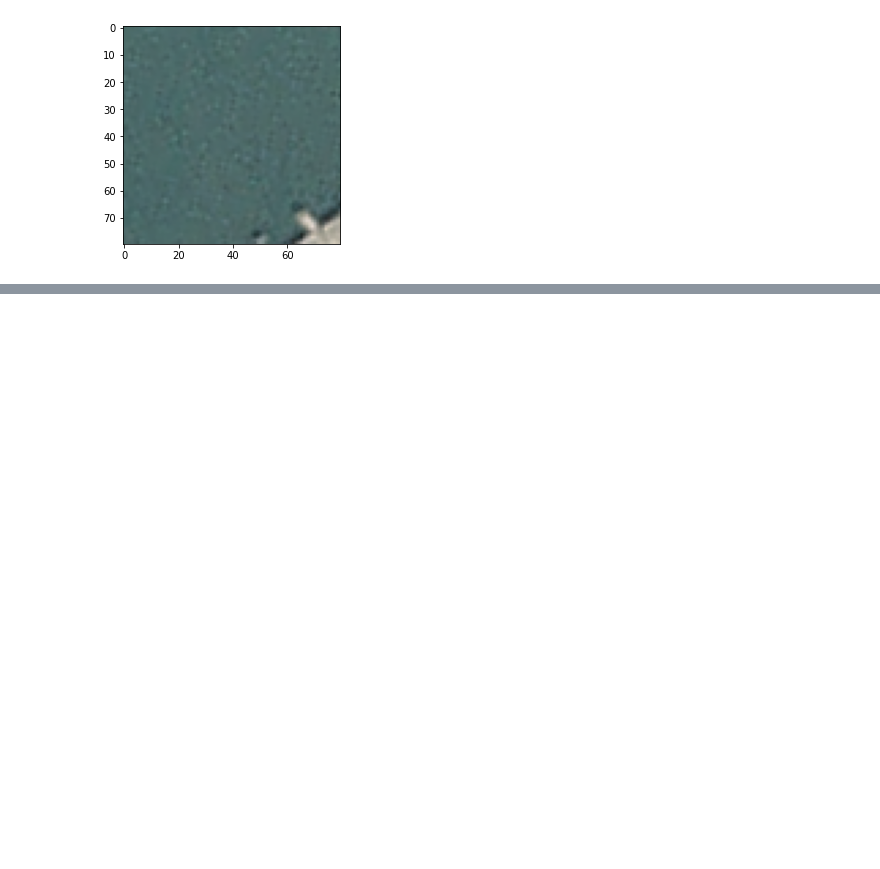
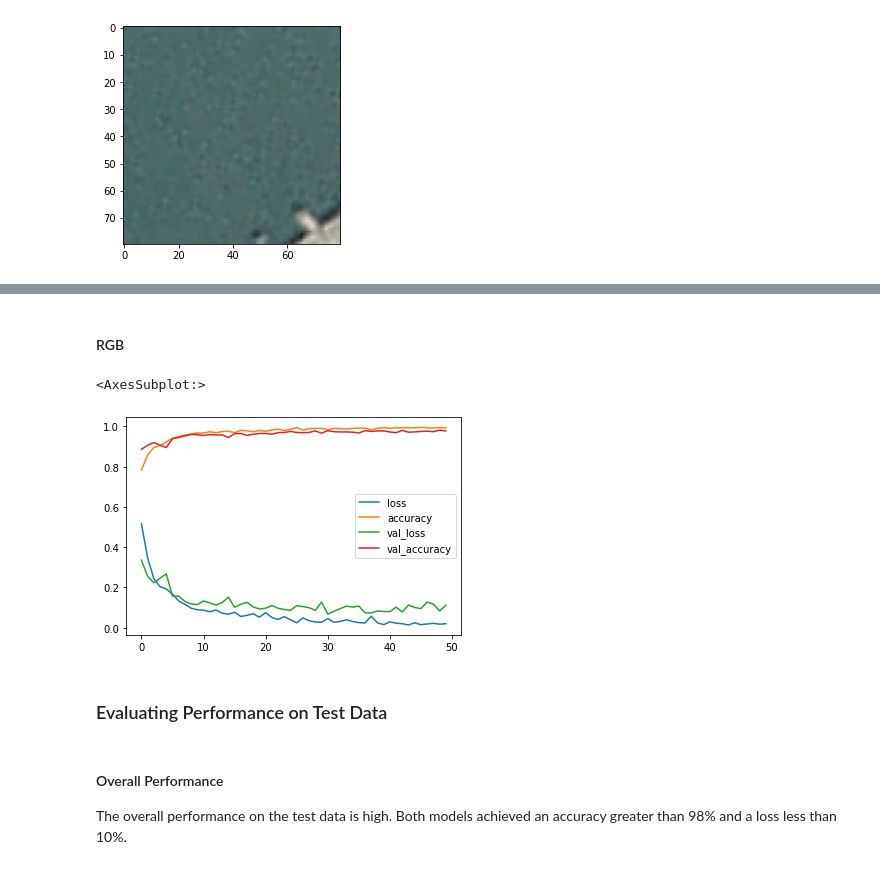
Before and after one commit to acolin02/EM213-Final_Project, a Jupyter notebook: Ship Analysis.ipynb, the cells around one changed output, grey strips where cells are left out. Saved outputs shown, nothing was run; the diff lists cells and outputs as text; code cells hidden in the pictures; blank space fills up the shorter version.

```diff
--- a/Ship Analysis.ipynb
+++ b/Ship Analysis.ipynb
@@ -225,0 +281,4 @@ The first image of a non-ship is index 1000:
+# %%
+categorical_labels = keras.utils.to_categorical(
+    manifest_labels,
+    num_classes=len(EXPECTED_LABEL_TYPES))
@@ -225,0 +627,4 @@ The first image of a non-ship is index 1000:
+# %%
+rgb_results = fit_model_to_splits(
+    build_cnn_model(NUMBER_OF_COLOR_CHANNELS),
+    rgb_splits)
@@ -225,0 +685,14 @@ The first image of a non-ship is index 1000:
+# %% [markdown]
+#### RGB
+# %%
+rgb_history = rgb_results['history']
+pd.DataFrame(rgb_history.history).plot()
+# %% [output]
+<AxesSubplot:>
+[figure, added]
+# %% [markdown]
+### Evaluating Performance on Test Data
+# %% [markdown]
+#### Overall Performance
+
+The overall performance on the test data is high. Both models achieved an accuracy greater than 98% and a loss less than 10%.
```
Also changed, not shown: parts of 69 cells of this notebook.
